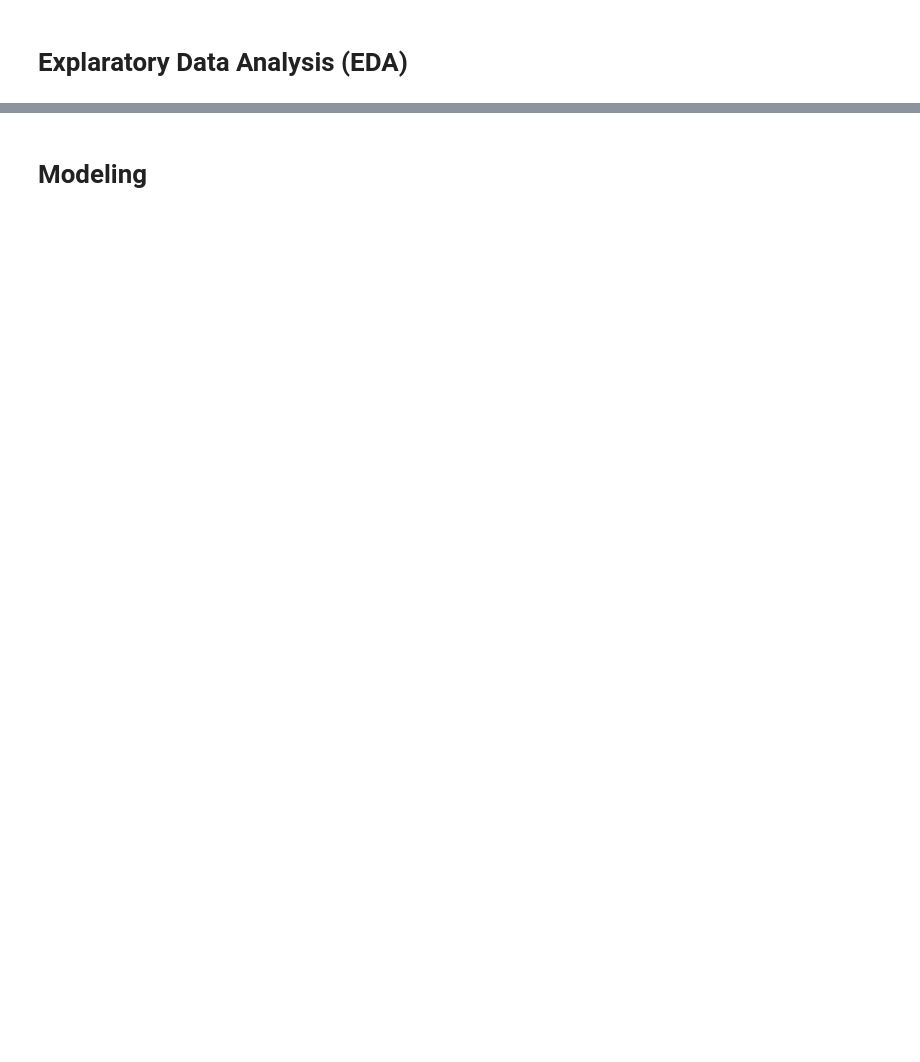
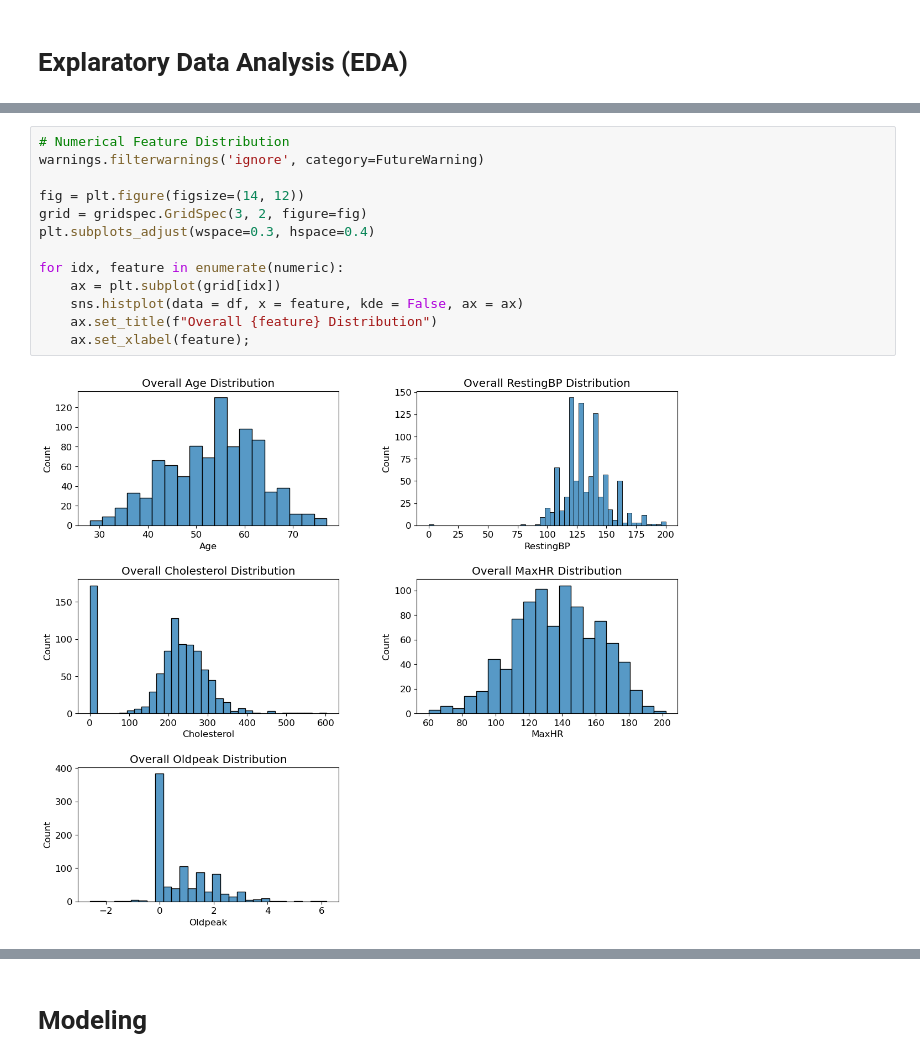
Before and after one commit to Bonniecoleman/Project_3, a Jupyter notebook: Heart Failure Prediction.ipynb, the cells around one changed output, grey strips where cells are left out. Drawn from its saved outputs; the diff is of its cells as text; blank space fills up the shorter version.

```diff
--- a/Heart Failure Prediction.ipynb
+++ b/Heart Failure Prediction.ipynb
@@ -65,0 +143,15 @@ df_cat.head()
+# %%
+# Numerical Feature Distribution
+warnings.filterwarnings('ignore', category=FutureWarning)
+
+fig = plt.figure(figsize=(14, 12))
+grid = gridspec.GridSpec(3, 2, figure=fig)
+plt.subplots_adjust(wspace=0.3, hspace=0.4)
+
+for idx, feature in enumerate(numeric):
+    ax = plt.subplot(grid[idx])
+    sns.histplot(data = df, x = feature, kde = False, ax = ax)
+    ax.set_title(f"Overall {feature} Distribution")
+    ax.set_xlabel(feature);
+# %% [output]
+[figure, added]
```
Also changed, not shown: parts of 51 cells of this notebook.
